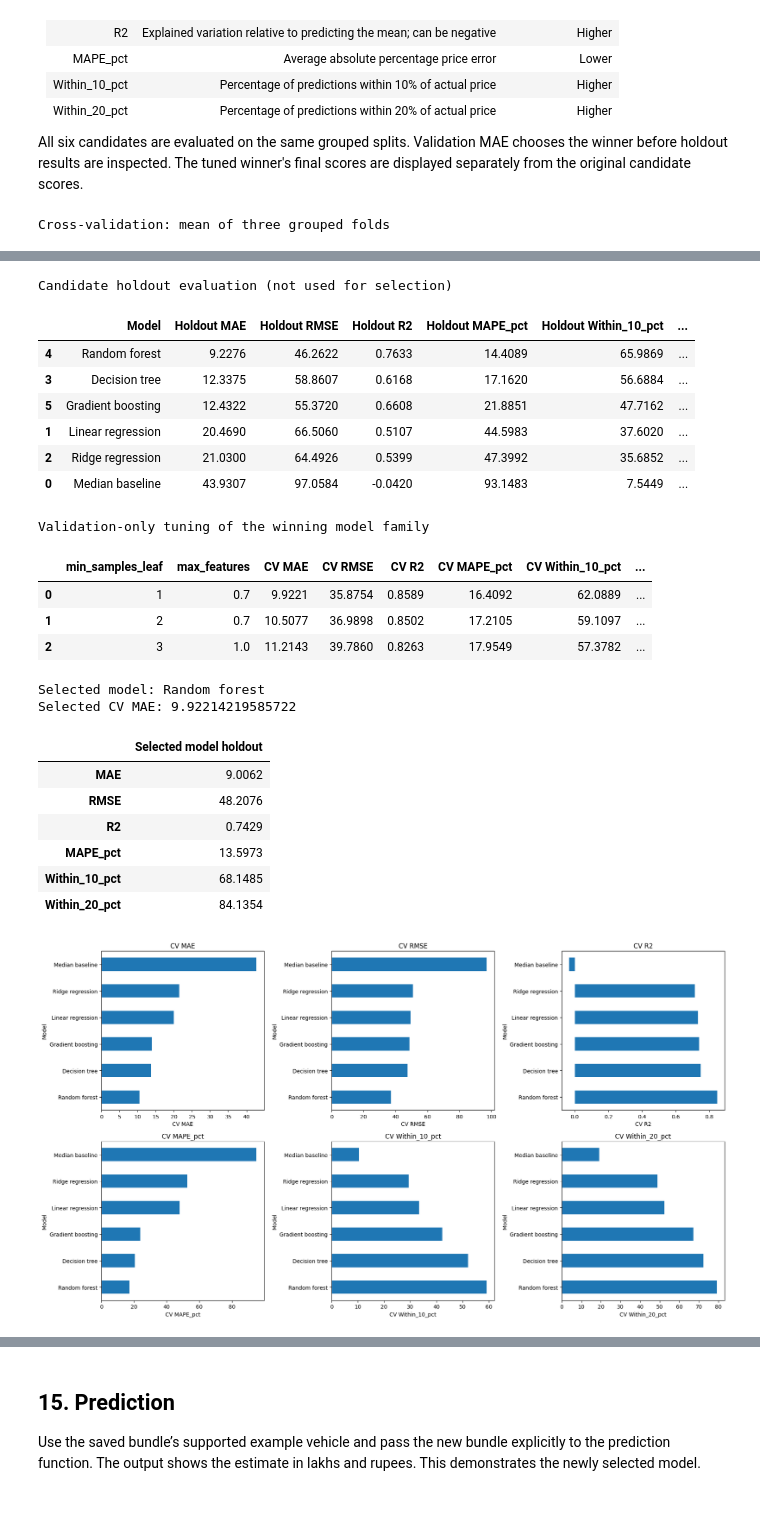
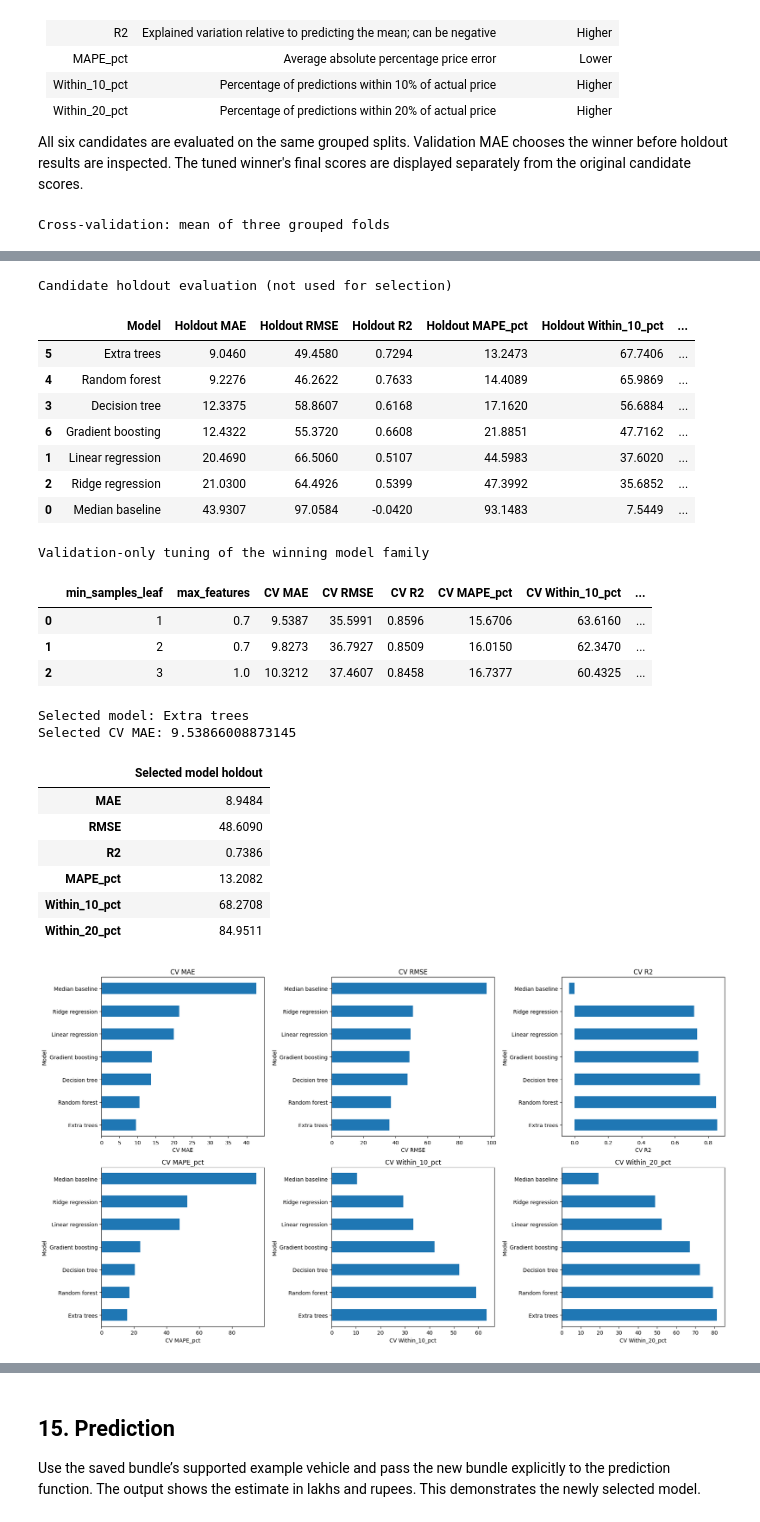
Before and after one commit to Kathuskan/AutoValue, a Jupyter notebook: notebooks/Complete_workflow.ipynb, the cells around one changed output, grey strips where cells are left out. Cells and saved outputs as stored; diff of their text form; code cells hidden in the pictures.

```diff
--- a/notebooks/Complete_workflow.ipynb
+++ b/notebooks/Complete_workflow.ipynb
@@ -885,23 +887,23 @@ Train exactly six candidates: **Median baseline, Linear regression, Ridge regres
 # %%
-# Train six models: Train Median baseline, Linear regression, Ridge regression, Decision tree, Random forest and Gradient boosting.
+# Train seven models: Train Median baseline, Linear regression, Ridge regression, Decision tree, Random forest, Extra trees and Gradient boosting.
 # Reload after editing train.py so an open kernel cannot use old candidates.
 import importlib
 import train
 train = importlib.reload(train)
 expected_models = {
     "Median baseline", "Linear regression", "Ridge regression",
-    "Decision tree", "Random forest", "Gradient boosting",
+    "Decision tree", "Random forest", "Extra trees", "Gradient boosting",
 }
 assert set(train.candidates()) == expected_models
 MODEL_PATH = train.MODEL
 
 # This function:
 # 1. creates a grouped development/holdout split;
-# 2. trains all six candidate models;
+# 2. trains all seven candidate models;
 # 3. compares them using three-fold grouped cross-validation;
 # 4. selects the model with the lowest mean validation MAE;
 # 5. evaluates the selected model on the holdout data;
-# 6. saves the selected model to models/selected_six_model.joblib.
+# 6. saves the selected model to models/selected_model.joblib.
 
 bundle = train.train_model(data)
 
@@ -942,7 +944,7 @@ MAE and RMSE are in lakhs; lower is better. MAPE_pct is mean percentage error; l
 All six candidates are evaluated on the same grouped splits. Validation MAE chooses the winner before holdout results are inspected. The tuned winner's final scores are displayed separately from the original candidate scores.
 # %%
 # All evaluation measures: MAE and RMSE are in lakhs; lower is better.
-# Display every measure for all six candidates, ordered by selection MAE.
+# Display every measure for all seven candidates, ordered by selection MAE.
 info = bundle["metadata"]["metrics"]
 comparison = pd.DataFrame(info["model_comparison"]).sort_values("CV MAE")
 # Require all six measures for every requested candidate.
@@ -950,7 +952,7 @@ measure_names = ["MAE", "RMSE", "R2", "MAPE_pct", "Within_10_pct", "Within_20_pc
 cv_columns = ["CV " + name for name in measure_names]
 holdout_columns = ["Holdout " + name for name in measure_names]
 assert set(comparison["Model"]) == expected_models
-assert len(comparison) == 6
+assert len(comparison) == 7
 assert comparison[cv_columns + holdout_columns].notna().all().all()
 pd.set_option("display.max_columns", None)
 print("Cross-validation: mean of three grouped folds")
@@ -980,26 +983,27 @@ Cross-validation: mean of three grouped folds
 | 1 | Linear regression | 19.9352 | 49.4144 | 0.7331 | 48.0411 | 33.4269 | 52.4312 |
 | 2 | Ridge regression | 21.4449 | 50.9602 | 0.7161 | 52.6980 | 29.4044 | 48.8711 |
 | 0 | Median baseline | 42.7405 | 97.0743 | -0.0331 | 95.0642 | 10.4647 | 19.1223 |
 Candidate holdout evaluation (not used for selection)
 |  | Model | Holdout MAE | Holdout RMSE | Holdout R2 | Holdout MAPE_pct | Holdout Within_10_pct | ... |
+| 5 | Extra trees | 9.0460 | 49.4580 | 0.7294 | 13.2473 | 67.7406 | ... |
 | 4 | Random forest | 9.2276 | 46.2622 | 0.7633 | 14.4089 | 65.9869 | ... |
 | 3 | Decision tree | 12.3375 | 58.8607 | 0.6168 | 17.1620 | 56.6884 | ... |
-| 5 | Gradient boosting | 12.4322 | 55.3720 | 0.6608 | 21.8851 | 47.7162 | ... |
+| 6 | Gradient boosting | 12.4322 | 55.3720 | 0.6608 | 21.8851 | 47.7162 | ... |
 | 1 | Linear regression | 20.4690 | 66.5060 | 0.5107 | 44.5983 | 37.6020 | ... |
 | 2 | Ridge regression | 21.0300 | 64.4926 | 0.5399 | 47.3992 | 35.6852 | ... |
 | 0 | Median baseline | 43.9307 | 97.0584 | -0.0420 | 93.1483 | 7.5449 | ... |
 Validation-only tuning of the winning model family
 |  | min_samples_leaf | max_features | CV MAE | CV RMSE | CV R2 | CV MAPE_pct | CV Within_10_pct | ... |
-| 0 | 1 | 0.7 | 9.9221 | 35.8754 | 0.8589 | 16.4092 | 62.0889 | ... |
-| 1 | 2 | 0.7 | 10.5077 | 36.9898 | 0.8502 | 17.2105 | 59.1097 | ... |
-| 2 | 3 | 1.0 | 11.2143 | 39.7860 | 0.8263 | 17.9549 | 57.3782 | ... |
+| 0 | 1 | 0.7 | 9.5387 | 35.5991 | 0.8596 | 15.6706 | 63.6160 | ... |
+| 1 | 2 | 0.7 | 9.8273 | 36.7927 | 0.8509 | 16.0150 | 62.3470 | ... |
+| 2 | 3 | 1.0 | 10.3212 | 37.4607 | 0.8458 | 16.7377 | 60.4325 | ... |
-Selected model: Random forest
-Selected CV MAE: 9.92214219585722
+Selected model: Extra trees
+Selected CV MAE: 9.53866008873145
 |  | Selected model holdout |
-| MAE | 9.0062 |
-| RMSE | 48.2076 |
-| R2 | 0.7429 |
-| MAPE_pct | 13.5973 |
-| Within_10_pct | 68.1485 |
-| Within_20_pct | 84.1354 |
+| MAE | 8.9484 |
+| RMSE | 48.6090 |
+| R2 | 0.7386 |
+| MAPE_pct | 13.2082 |
+| Within_10_pct | 68.2708 |
+| Within_20_pct | 84.9511 |
-[figure, old version]
+[figure, new version]
```
Also changed, not shown: parts of 7 cells of this notebook, 4 other files.
